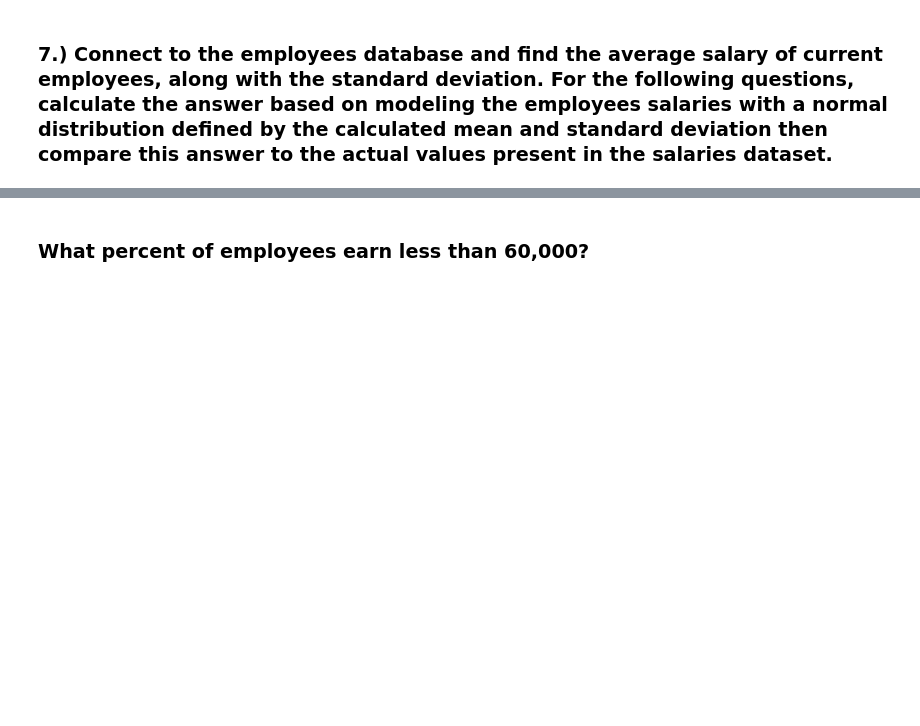
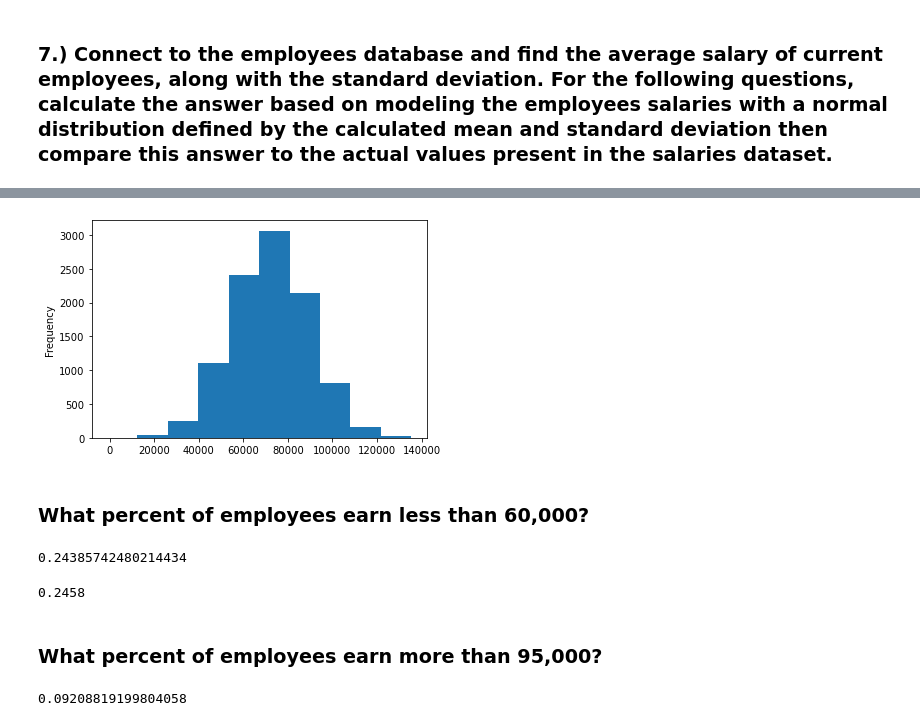
Before and after one commit to jnolf/statistics-exercises, a Jupyter notebook: probability_distributions.ipynb, the cells around one changed output, grey strips where cells are left out. Drawn from its saved outputs; the diff is of its cells as text; code cells hidden in the pictures; blank space fills up the shorter version.

```diff
--- a/probability_distributions.ipynb
+++ b/probability_distributions.ipynb
@@ -182,2 +265,26 @@ employees
+# %%
+mean = salaries.mean()
+std = salaries.std()
+
+pd.Series(stats.norm(mean, std).rvs(10000)).plot.hist()
+plt.show()
+# %% [output]
+[figure, added]
 # %% [markdown]
 ### What percent of employees earn less than 60,000?
+# %%
+stats.norm(mean,std).cdf(60000)[0]
+# %% [output]
+0.24385742480214434
+# %%
+# Sim
+below_six = np.random.normal(mean, std, size=(10_000))
+(below_six < 60000).mean()
+# %% [output]
+0.2458
+# %% [markdown]
+### What percent of employees earn more than 95,000?
+# %%
+stats.norm(mean,std).sf(95000)[0]
+# %% [output]
+0.09208819199804058
```
Also changed, not shown: parts of 27 cells of this notebook.
